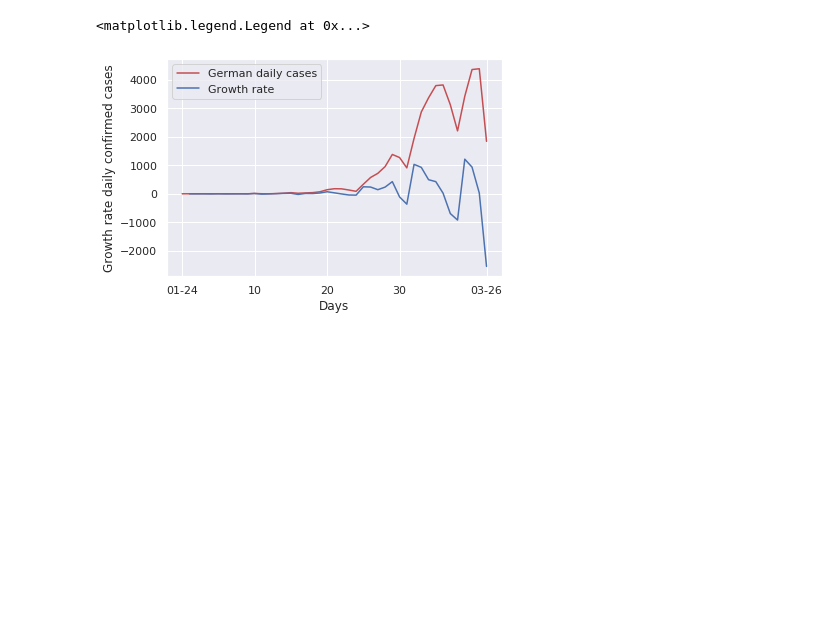
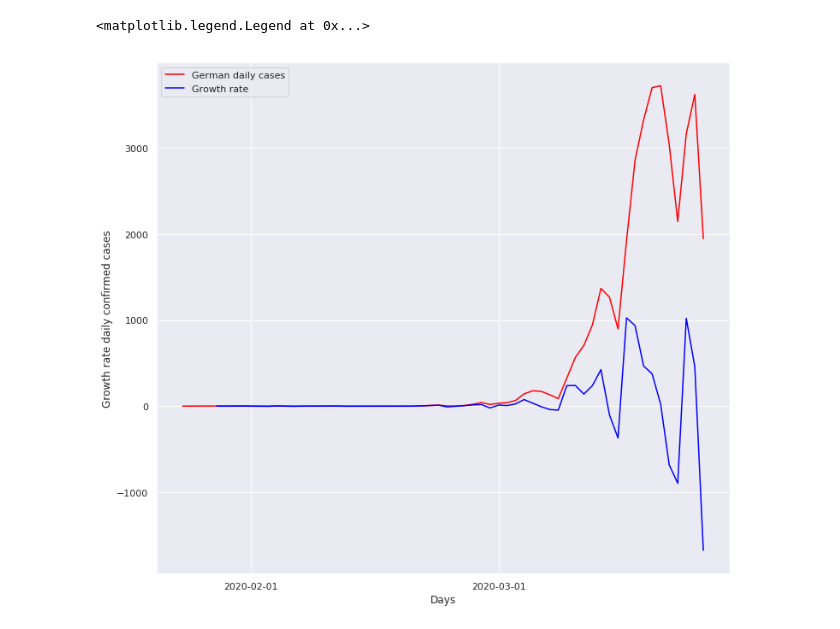
Before and after one commit to mafleischer/covid19-robert-koch-data, a Jupyter notebook: Covid19 Germany Deutschland (RKI data).ipynb, the cells around one changed output. Drawn from its saved outputs; the diff is of its cells as text; code cells hidden in the pictures; blank space fills up the shorter version.

Commit message:
Start change ticks to better date display.

```diff
--- a/Covid19 Germany Deutschland (RKI data).ipynb
+++ b/Covid19 Germany Deutschland (RKI data).ipynb
@@ -65,27 +66,51 @@ df_daily_data['Meldedatum'] = pd.DatetimeIndex(time_stamps)
 df_daily_data.sort_values(['Meldedatum'], inplace=True)
 # %%
 gr_day_reported = df_daily_data.groupby('Meldedatum')
+
+# TODO: make these relative to screen size somehow
+figsize = (12,11)
+fig = plt.figure(figsize=figsize)
+ax = plt.axes()
 
 # set plot stuff
 begin_day = df_daily_data['Meldedatum'].iloc[0].strftime('%m-%d')
 present_day = df_daily_data['Meldedatum'].iloc[-1].strftime('%m-%d')
 days_steps = [t for t in np.arange(10,len(gr_day_reported) - 3, step=10)]
 xtick_locations = [0] + days_steps + [len(gr_day_reported) - 1]
 xtick_labels = [begin_day] + days_steps + [present_day]
-plt.xticks(xtick_locations, xtick_labels)
-plt.xlabel('Days')
-plt.ylabel('Growth rate daily confirmed cases')
+
+# plt.xticks(xtick_locations, xtick_labels)
+# plt.xlabel('Days')
+# plt.ylabel('Growth rate daily confirmed cases')
+
+#ax.set_xticks(xtick_locations, xtick_labels)
+#ax.set_xticklabels(xtick_labels)
+#plt.xticks(xtick_locations, xtick_labels)
+ax.set_xlabel('Days')
+ax.set_ylabel('Growth rate daily confirmed cases')
+ax.xaxis.set_minor_locator(mpl.dates.MonthLocator(bymonthday=1))
+ax.xaxis.set_minor_formatter(mpl.dates.DateFormatter("%m-%d"))
+ax.xaxis.set_major_locator(mpl.dates.MonthLocator(bymonthday=1))
+ax.xaxis.set_major_formatter(mpl.dates.DateFormatter('%Y-%m-%d'))
 
 # Germany
 sum_cases_per_day = gr_day_reported['AnzahlFall'].sum()
 growth_rate = sum_cases_per_day.diff()
-plt.plot(sum_cases_per_day.reset_index(drop=True), color='r')
-plt.plot(growth_rate.reset_index(drop=True))
 
-plt.legend(['German daily cases', 'Growth rate'])
+#ax.plot(sum_cases_per_day.reset_index(drop=True), color='r')
+ax.plot(sum_cases_per_day, color='red')
+#ax.plot(growth_rate.reset_index(drop=True))
+ax.plot(growth_rate, color='blue')
+
+ax.legend(['German daily cases', 'Growth rate'])
+
+# plt.plot(sum_cases_per_day.reset_index(drop=True), color='r')
+# plt.plot(growth_rate.reset_index(drop=True))
+
+# plt.legend(['German daily cases', 'Growth rate'])
 # %% [output]
 <matplotlib.legend.Legend at 0x...>
-[figure, old version]
+[figure, new version]
 # %%
 # Get daily cases and growth rate per German state
 
```
Also changed, not shown: parts of 3 cells of this notebook.
